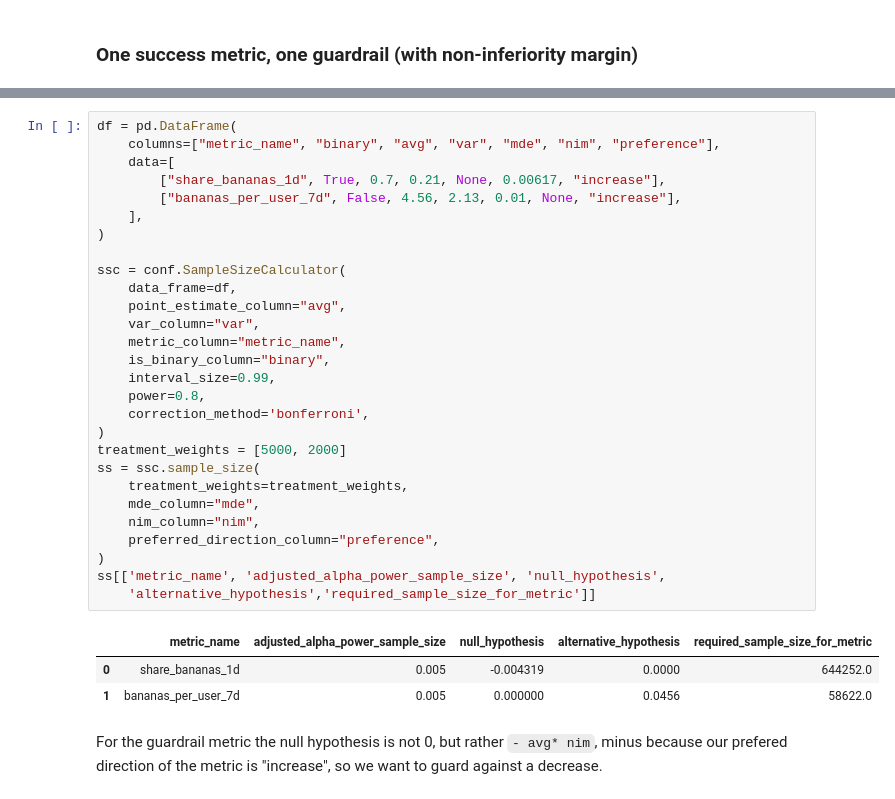
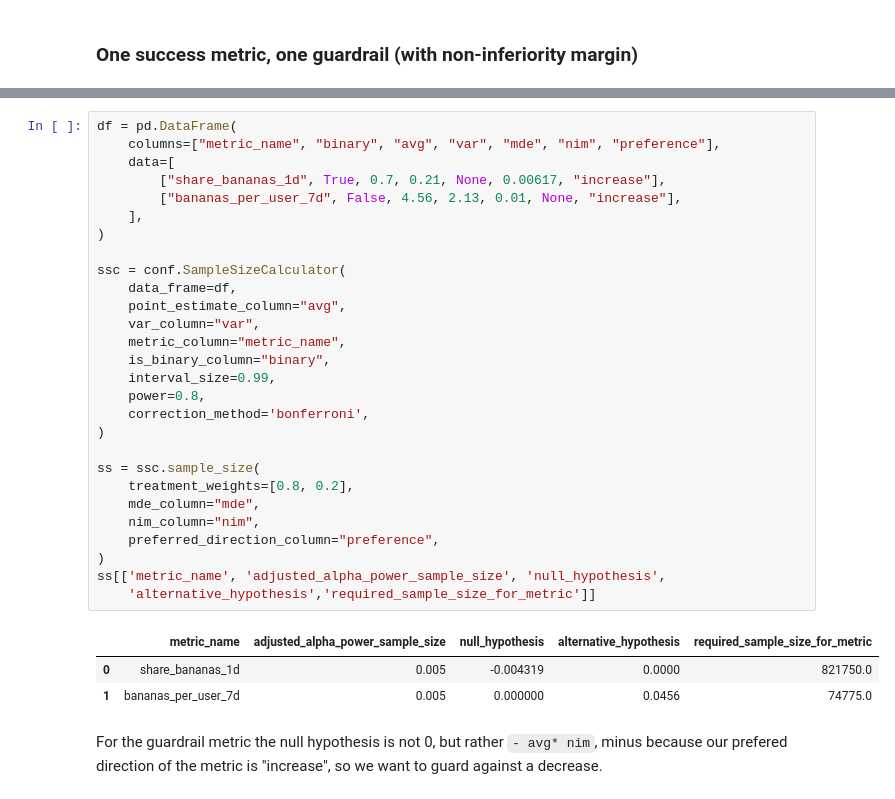
Before and after one commit to spotify/confidence, a Jupyter notebook: examples/Confidence Examples - Sample sizing.ipynb, the cells around one changed output, grey strips where cells are left out. Drawn from its saved outputs; the diff is of its cells as text.

```diff
--- a/examples/Confidence Examples - Sample sizing.ipynb
+++ b/examples/Confidence Examples - Sample sizing.ipynb
@@ -46,35 +54,35 @@ The alpha has been divided by 4 because we have two metrics times two comparison
 # %%
 df = pd.DataFrame(
     columns=["metric_name", "binary", "avg", "var", "mde", "nim", "preference"],
     data=[
         ["share_bananas_1d", True, 0.7, 0.21, None, 0.00617, "increase"],
         ["bananas_per_user_7d", False, 4.56, 2.13, 0.01, None, "increase"],
     ],
 )
 
 ssc = conf.SampleSizeCalculator(
     data_frame=df,
     point_estimate_column="avg",
     var_column="var",
     metric_column="metric_name",
     is_binary_column="binary",
     interval_size=0.99,
     power=0.8,
     correction_method='bonferroni',
 )
-treatment_weights = [5000, 2000]
+
 ss = ssc.sample_size(
-    treatment_weights=treatment_weights,
+    treatment_weights=[0.8, 0.2],
     mde_column="mde",
     nim_column="nim",
     preferred_direction_column="preference",
 )
 ss[['metric_name', 'adjusted_alpha_power_sample_size', 'null_hypothesis',
     'alternative_hypothesis','required_sample_size_for_metric']]
 # %% [output]
 |  | metric_name | adjusted_alpha_power_sample_size | null_hypothesis | alternative_hypothesis | required_sample_size_for_metric |
-| 0 | share_bananas_1d | 0.005 | -0.004319 | 0.0000 | 644252.0 |
-| 1 | bananas_per_user_7d | 0.005 | 0.000000 | 0.0456 | 58622.0 |
+| 0 | share_bananas_1d | 0.005 | -0.004319 | 0.0000 | 821750.0 |
+| 1 | bananas_per_user_7d | 0.005 | 0.000000 | 0.0456 | 74775.0 |
 # %% [markdown]
 For the guardrail metric the null hypothesis is not 0, but rather `- avg* nim`, minus because our prefered direction of the metric is "increase", so we want to guard against a decrease.
 # %% [markdown]
```
Also changed, not shown: parts of 2 cells of this notebook, 2 other files.
